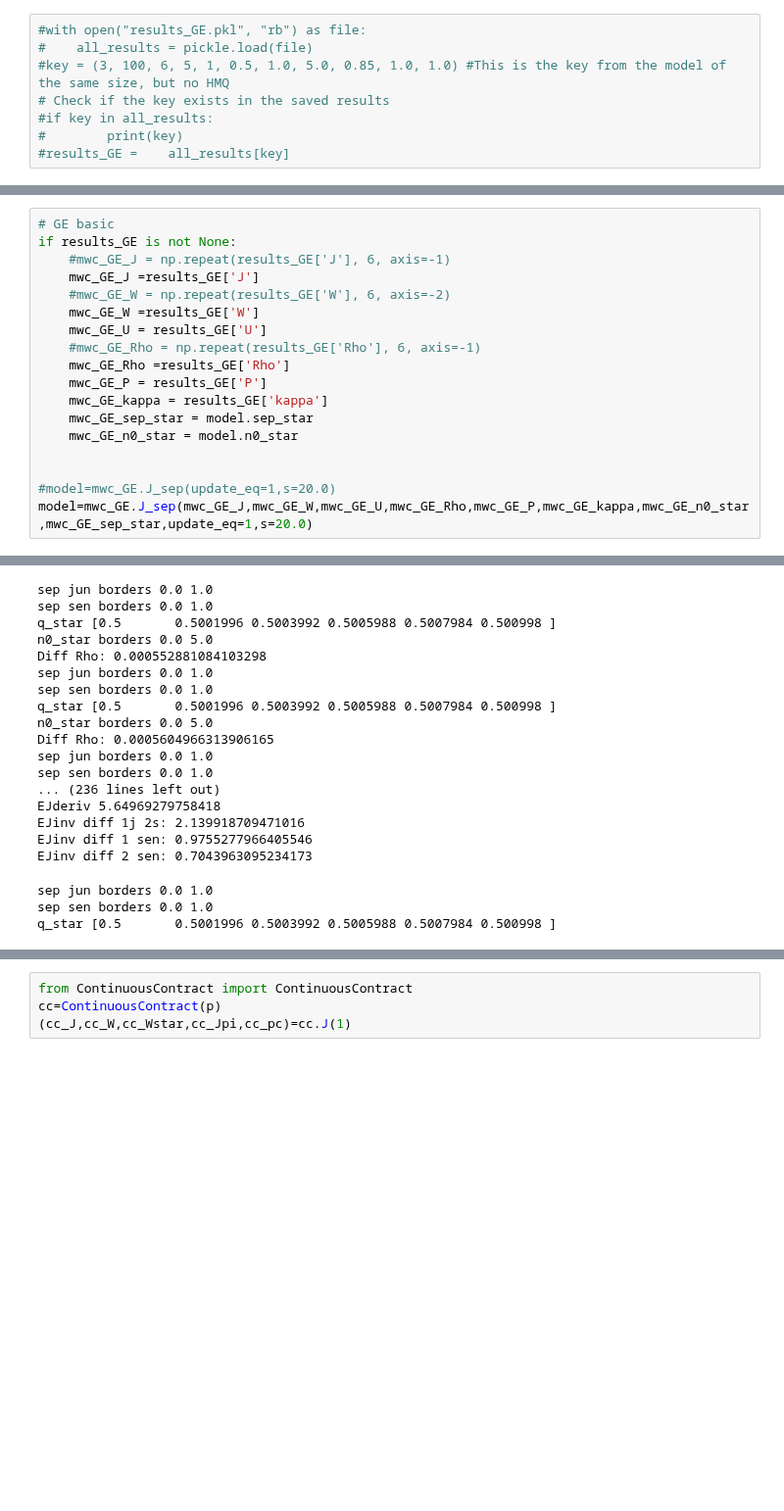
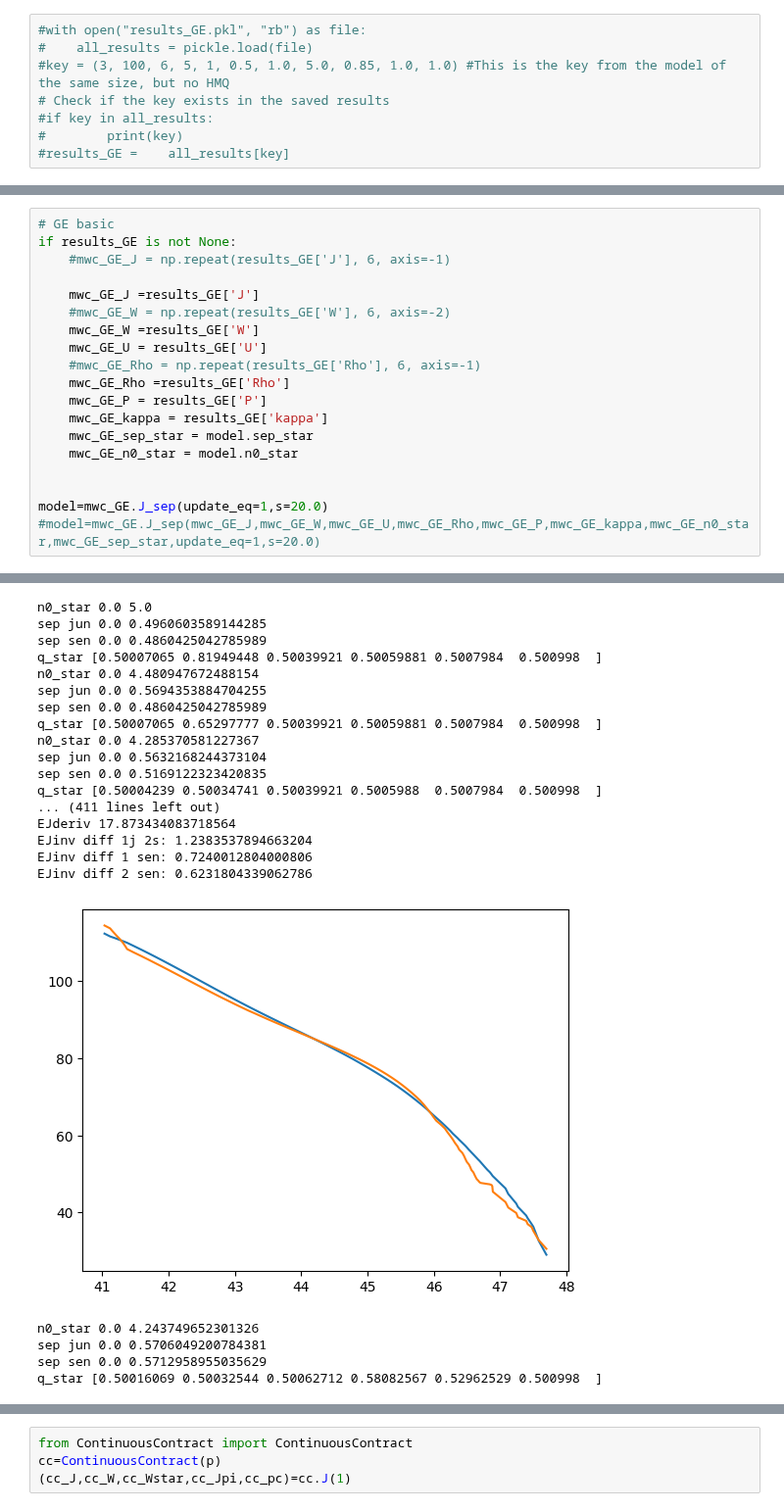
Before and after one commit to zalandru/Dynamic-Contracting-Multi-worker-Firm, a Jupyter notebook: Multiworker_wage_2steps/Trying out Tasmanian.ipynb, the cells around one changed output, grey strips where cells are left out. Shown at 98% size. Cells and saved outputs as stored; diff of their text form; blank space fills up the shorter version.

```diff
--- a/Multiworker_wage_2steps/Trying out Tasmanian.ipynb
+++ b/Multiworker_wage_2steps/Trying out Tasmanian.ipynb
@@ -62,6 +62,7 @@ mwc_GE=MultiworkerContract(p)
 # GE basic
 if results_GE is not None:
     #mwc_GE_J = np.repeat(results_GE['J'], 6, axis=-1)
+
     mwc_GE_J =results_GE['J']
     #mwc_GE_W = np.repeat(results_GE['W'], 6, axis=-2)
     mwc_GE_W =results_GE['W']
@@ -74,8 +75,8 @@ if results_GE is not None:
     mwc_GE_n0_star = model.n0_star
 
 
-#model=mwc_GE.J_sep(update_eq=1,s=20.0)
-model=mwc_GE.J_sep(mwc_GE_J,mwc_GE_W,mwc_GE_U,mwc_GE_Rho,mwc_GE_P,mwc_GE_kappa,mwc_GE_n0_star,mwc_GE_sep_star,update_eq=1,s=20.0)
+model=mwc_GE.J_sep(update_eq=1,s=20.0)
+#model=mwc_GE.J_sep(mwc_GE_J,mwc_GE_W,mwc_GE_U,mwc_GE_Rho,mwc_GE_P,mwc_GE_kappa,mwc_GE_n0_star,mwc_GE_sep_star,update_eq=1,s=20.0)
 # %% [output]
 J shape (3, 6, 11, 100, 6)
 W shape (3, 6, 11, 100, 6, 2)
@@ -140,20 +162,22 @@ with fp = s. Probable cause: s too small. (abs(fp-s)/s>0.001)
-sep jun borders 0.0 1.0
-sep sen borders 0.0 1.0
-q_star [0.5       0.5001996 0.5003992 0.5005988 0.5007984 0.500998 ]
-n0_star borders 0.0 5.0
-Diff Rho: 0.000552881084103298
-sep jun borders 0.0 1.0
-sep sen borders 0.0 1.0
-q_star [0.5       0.5001996 0.5003992 0.5005988 0.5007984 0.500998 ]
-n0_star borders 0.0 5.0
-Diff Rho: 0.0005604966313906165
-sep jun borders 0.0 1.0
-sep sen borders 0.0 1.0
-... (236 lines left out)
-EJderiv 5.64969279758418
-EJinv diff 1j 2s: 2.139918709471016
-EJinv diff 1 sen: 0.9755277966405546
-EJinv diff 2 sen: 0.7043963095234173
+n0_star 0.0 5.0
+sep jun 0.0 0.4960603589144285
+sep sen 0.0 0.4860425042785989
+q_star [0.50007065 0.81949448 0.50039921 0.50059881 0.5007984  0.500998  ]
+n0_star 0.0 4.480947672488154
+sep jun 0.0 0.5694353884704255
+sep sen 0.0 0.4860425042785989
+q_star [0.50007065 0.65297777 0.50039921 0.50059881 0.5007984  0.500998  ]
+n0_star 0.0 4.285370581227367
+sep jun 0.0 0.5632168244373104
+sep sen 0.0 0.5169122323420835
+q_star [0.50004239 0.50034741 0.50039921 0.5005988  0.5007984  0.500998  ]
+... (411 lines left out)
+EJderiv 17.873434083718564
+EJinv diff 1j 2s: 1.2383537894663204
+EJinv diff 1 sen: 0.7240012804000806
+EJinv diff 2 sen: 0.6231804339062786
+[figure, added]
-sep jun borders 0.0 1.0
-sep sen borders 0.0 1.0
-q_star [0.5       0.5001996 0.5003992 0.5005988 0.5007984 0.500998 ]
+n0_star 0.0 4.243749652301326
+sep jun 0.0 0.5706049200784381
+sep sen 0.0 0.5712958955035629
+q_star [0.50016069 0.50032544 0.50062712 0.58082567 0.52962529 0.500998  ]
```
Also changed, not shown: parts of 6 cells of this notebook, 14 other files.
